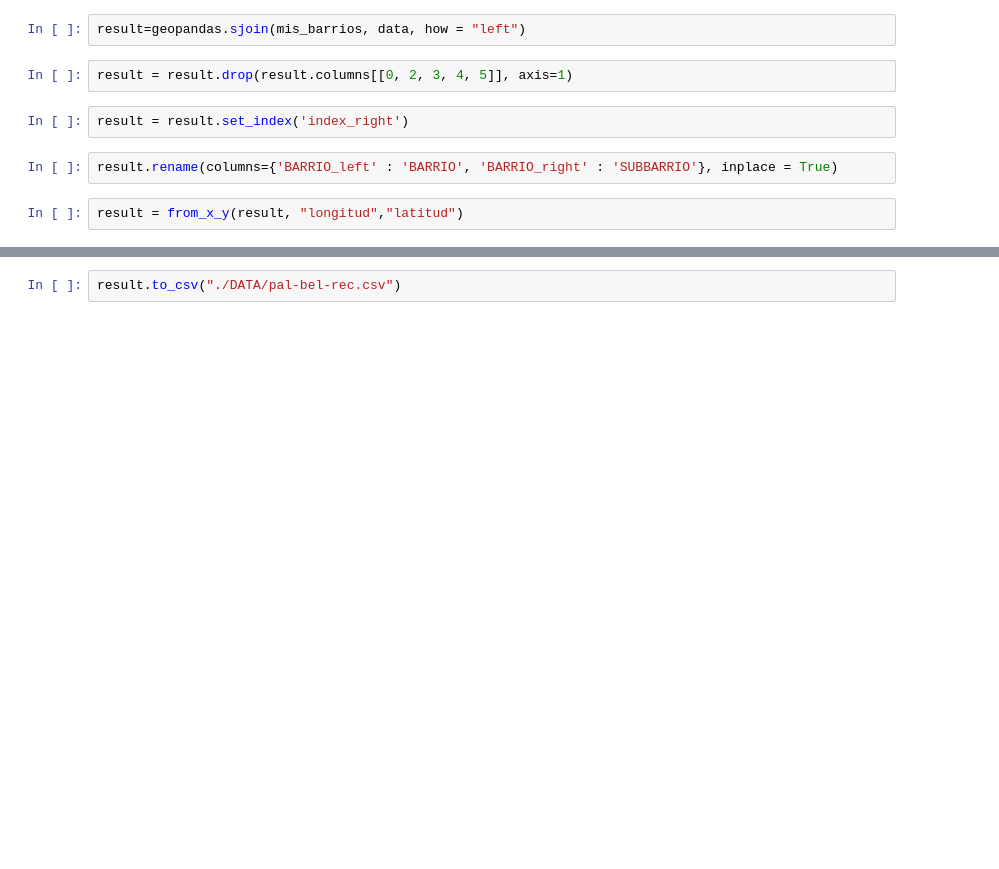
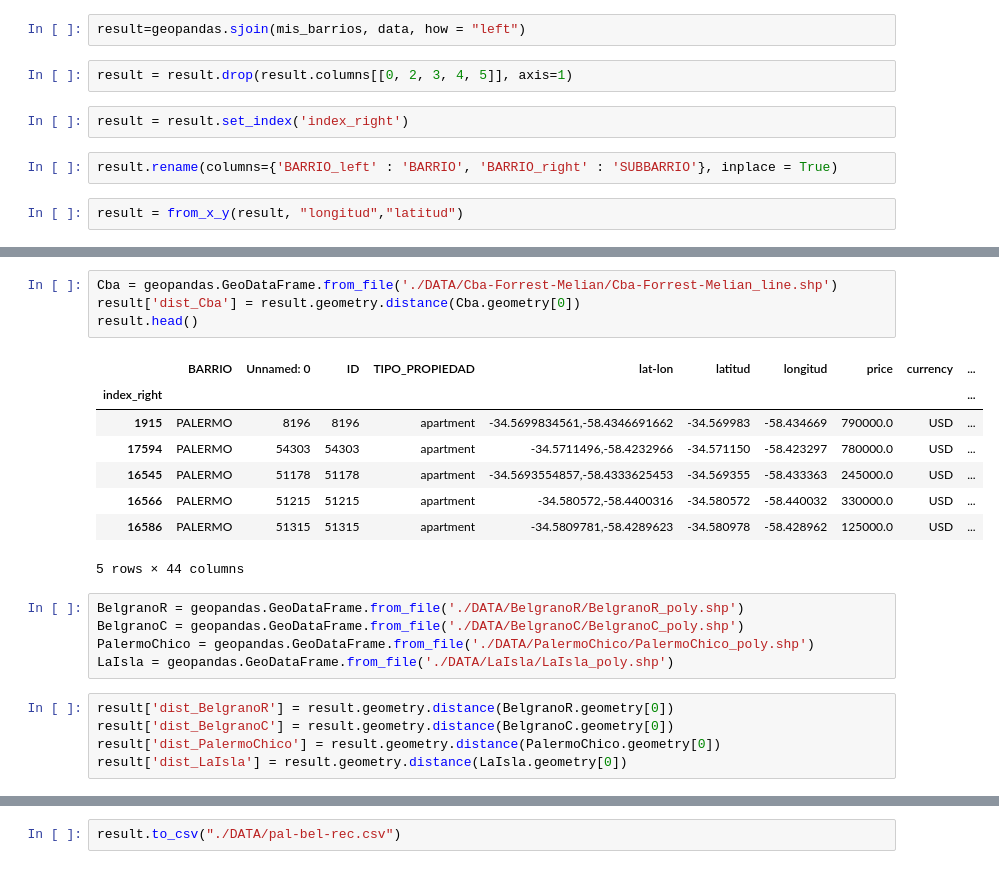
Before and after one commit to GabrielCasal/Digital_House, a Jupyter notebook: TP-Geo.ipynb, the cells around one changed output, grey strips where cells are left out. Drawn from its saved outputs; the diff is of its cells as text; blank space fills up the shorter version.

```diff
--- a/TP-Geo.ipynb
+++ b/TP-Geo.ipynb
@@ -80,0 +110,23 @@ result = from_x_y(result, "longitud","latitud")
+# %%
+Cba = geopandas.GeoDataFrame.from_file('./DATA/Cba-Forrest-Melian/Cba-Forrest-Melian_line.shp')
+result['dist_Cba'] = result.geometry.distance(Cba.geometry[0])
+result.head()
+# %% [output]
+|  | BARRIO | Unnamed: 0 | ID | TIPO_PROPIEDAD | lat-lon | latitud | longitud | price | currency | ... |
+| index_right |  |  |  |  |  |  |  |  |  | ... |
+| 1915 | PALERMO | 8196 | 8196 | apartment | -34.5699834561,-58.4346691662 | -34.569983 | -58.434669 | 790000.0 | USD | ... |
+| 17594 | PALERMO | 54303 | 54303 | apartment | -34.5711496,-58.4232966 | -34.571150 | -58.423297 | 780000.0 | USD | ... |
+| 16545 | PALERMO | 51178 | 51178 | apartment | -34.5693554857,-58.4333625453 | -34.569355 | -58.433363 | 245000.0 | USD | ... |
+| 16566 | PALERMO | 51215 | 51215 | apartment | -34.580572,-58.4400316 | -34.580572 | -58.440032 | 330000.0 | USD | ... |
+| 16586 | PALERMO | 51315 | 51315 | apartment | -34.5809781,-58.4289623 | -34.580978 | -58.428962 | 125000.0 | USD | ... |
+5 rows × 44 columns
+# %%
+BelgranoR = geopandas.GeoDataFrame.from_file('./DATA/BelgranoR/BelgranoR_poly.shp')
+BelgranoC = geopandas.GeoDataFrame.from_file('./DATA/BelgranoC/BelgranoC_poly.shp')
+PalermoChico = geopandas.GeoDataFrame.from_file('./DATA/PalermoChico/PalermoChico_poly.shp')
+LaIsla = geopandas.GeoDataFrame.from_file('./DATA/LaIsla/LaIsla_poly.shp')
+# %%
+result['dist_BelgranoR'] = result.geometry.distance(BelgranoR.geometry[0])
+result['dist_BelgranoC'] = result.geometry.distance(BelgranoC.geometry[0])
+result['dist_PalermoChico'] = result.geometry.distance(PalermoChico.geometry[0])
+result['dist_LaIsla'] = result.geometry.distance(LaIsla.geometry[0])
```
Also changed, not shown: parts of 11 cells of this notebook, 33 other files.
